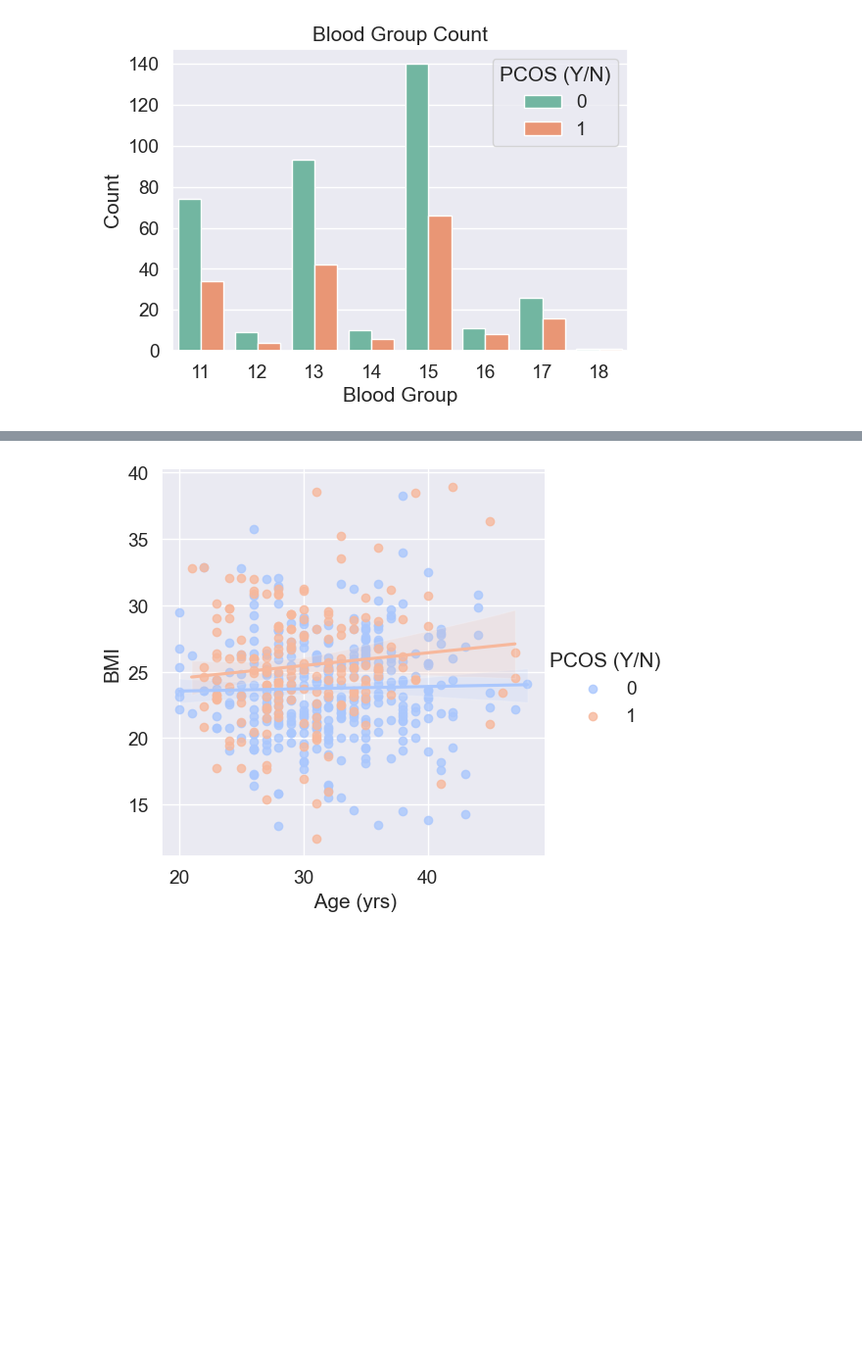
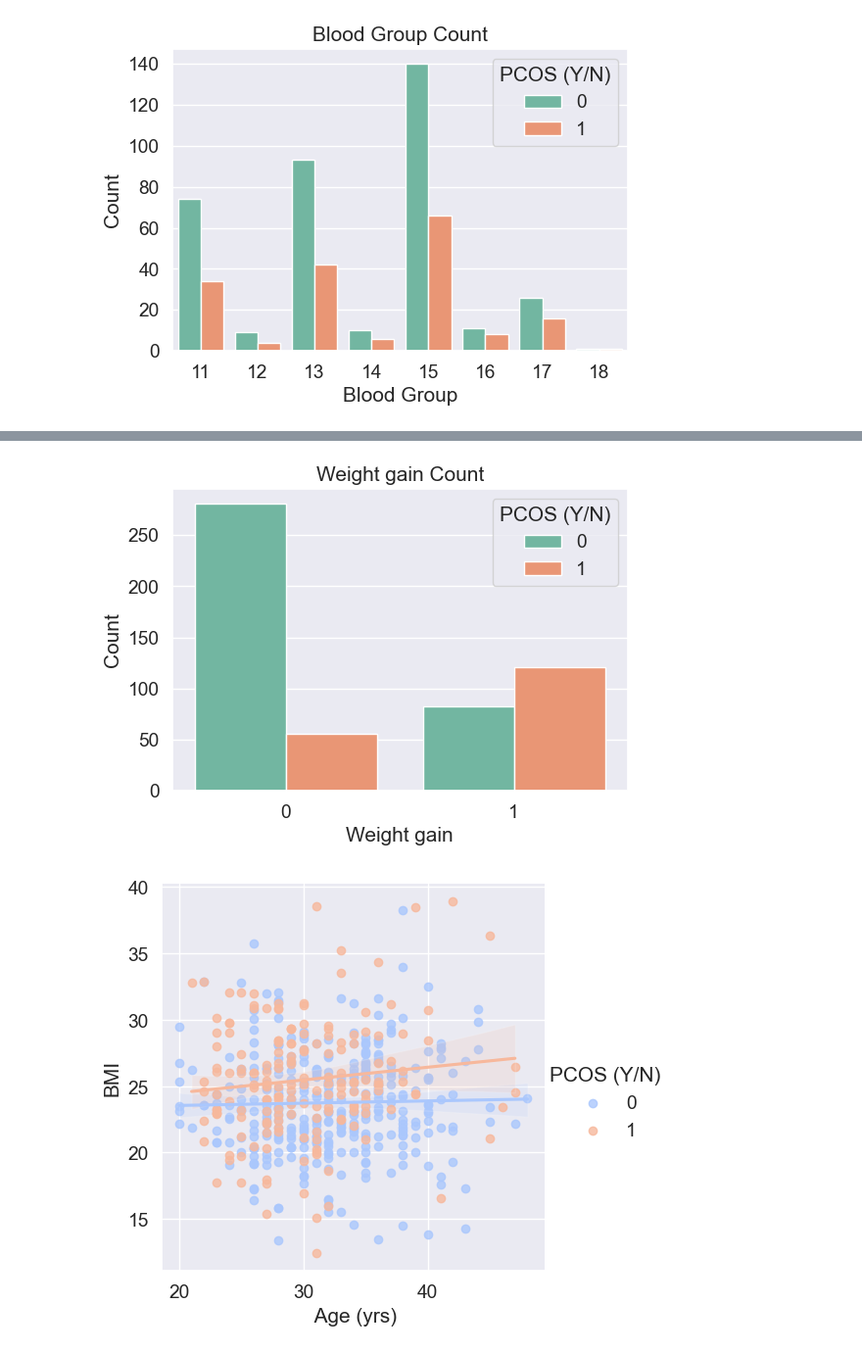
Before and after one commit to andolsitayssir/pcos-prediction, a Jupyter notebook: Project_one/pcos_without_infertility.ipynb, the cells around one changed output, grey strips where cells are left out. Shown at 98% size. Saved outputs shown, nothing was run; the diff lists cells and outputs as text; code cells hidden in the pictures; blank space fills up the shorter version.

```diff
--- a/Project_one/pcos_without_infertility.ipynb
+++ b/Project_one/pcos_without_infertility.ipynb
@@ -303,3 +295,13 @@ plt.show()
+# %%
+data['Weight gain(Y/N)'].unique()
+plt.figure(figsize=(6,4))
+sns.countplot(x="Weight gain(Y/N)",data=data, hue='PCOS (Y/N)', palette="Set2")
+plt.title("Weight gain Count")
+plt.xlabel("Weight gain")
+plt.ylabel("Count")
+plt.show()
+# %% [output]
+[figure, added]
 # %%
 fig= sns.lmplot(data =data,x=" Age (yrs)",y="BMI", hue="PCOS (Y/N)", palette= "coolwarm")
 plt.show(fig)
```
Also changed, not shown: parts of 3 cells of this notebook.
